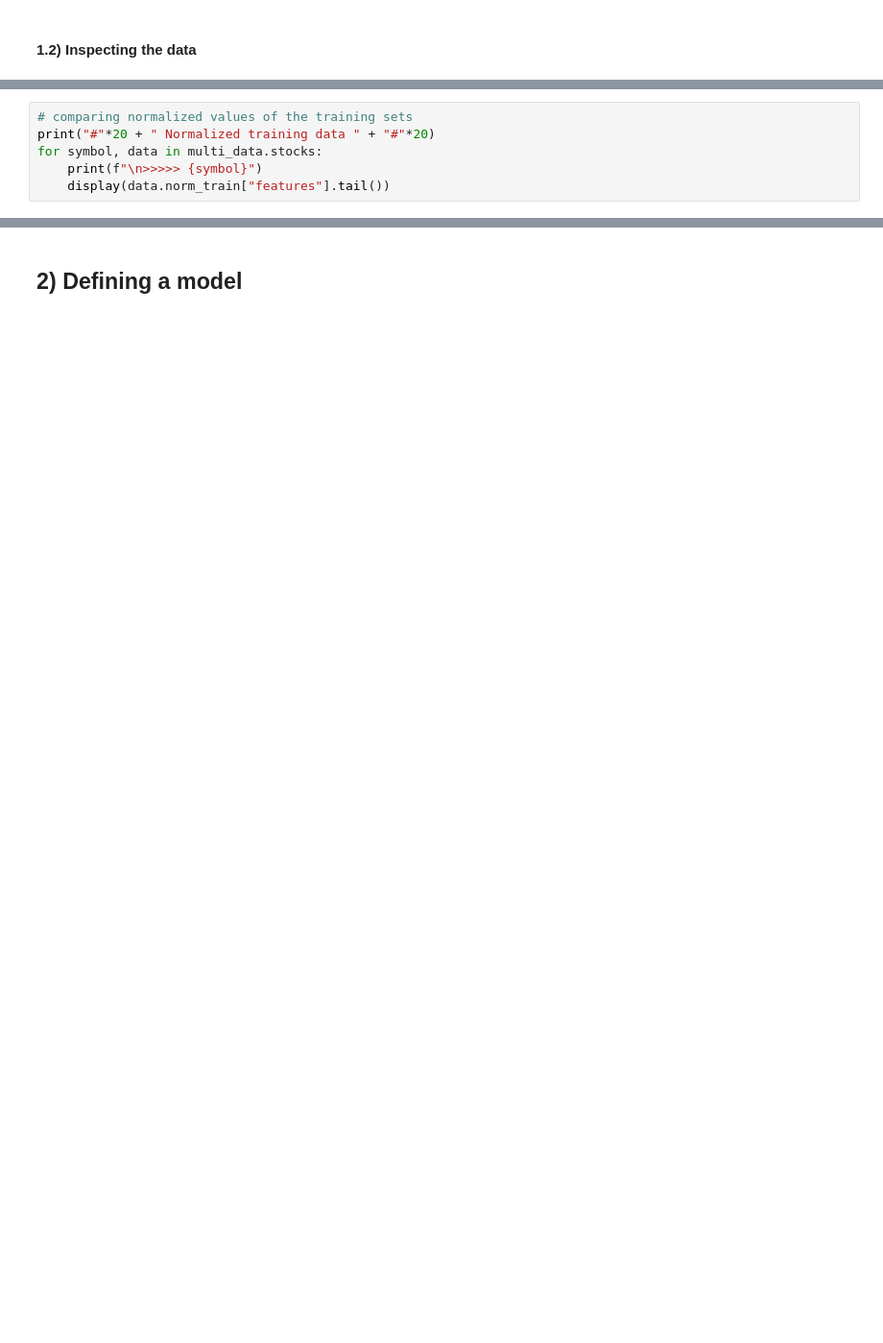
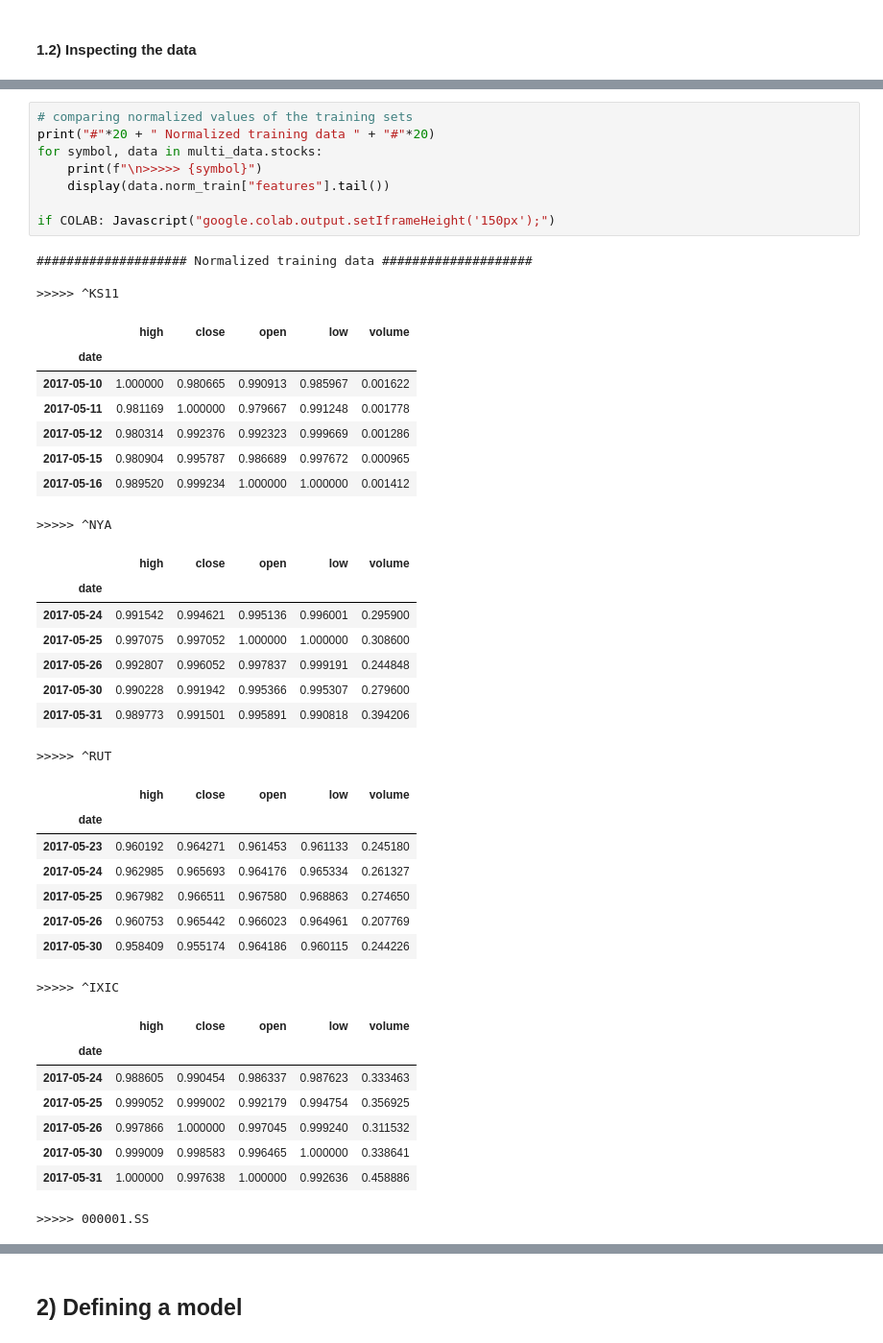
Before and after one commit to Talendar/stocks_prices_prediction, a Jupyter notebook: multi_stocks_price_prediction.ipynb, the cells around one changed output, grey strips where cells are left out. Shown at 96% size. Cells and saved outputs as stored; diff of their text form; blank space fills up the shorter version.

```diff
--- a/multi_stocks_price_prediction.ipynb
+++ b/multi_stocks_price_prediction.ipynb
@@ -173,6 +263,44 @@ for symbol, data in multi_data.stocks:
 # %%
 # comparing normalized values of the training sets
 print("#"*20 + " Normalized training data " + "#"*20)
 for symbol, data in multi_data.stocks:
     print(f"\n>>>>> {symbol}")
     display(data.norm_train["features"].tail())
+
+if COLAB: Javascript("google.colab.output.setIframeHeight('150px');")
+# %% [output]
+#################### Normalized training data ####################
+
+>>>>> ^KS11
+|  | high | close | open | low | volume |
+| date |  |  |  |  |  |
+| 2017-05-10 | 1.000000 | 0.980665 | 0.990913 | 0.985967 | 0.001622 |
+| 2017-05-11 | 0.981169 | 1.000000 | 0.979667 | 0.991248 | 0.001778 |
+| 2017-05-12 | 0.980314 | 0.992376 | 0.992323 | 0.999669 | 0.001286 |
+| 2017-05-15 | 0.980904 | 0.995787 | 0.986689 | 0.997672 | 0.000965 |
+| 2017-05-16 | 0.989520 | 0.999234 | 1.000000 | 1.000000 | 0.001412 |
+>>>>> ^NYA
+|  | high | close | open | low | volume |
+| date |  |  |  |  |  |
+| 2017-05-24 | 0.991542 | 0.994621 | 0.995136 | 0.996001 | 0.295900 |
+| 2017-05-25 | 0.997075 | 0.997052 | 1.000000 | 1.000000 | 0.308600 |
+| 2017-05-26 | 0.992807 | 0.996052 | 0.997837 | 0.999191 | 0.244848 |
+| 2017-05-30 | 0.990228 | 0.991942 | 0.995366 | 0.995307 | 0.279600 |
+| 2017-05-31 | 0.989773 | 0.991501 | 0.995891 | 0.990818 | 0.394206 |
+>>>>> ^RUT
+|  | high | close | open | low | volume |
+| date |  |  |  |  |  |
+| 2017-05-23 | 0.960192 | 0.964271 | 0.961453 | 0.961133 | 0.245180 |
+| 2017-05-24 | 0.962985 | 0.965693 | 0.964176 | 0.965334 | 0.261327 |
+| 2017-05-25 | 0.967982 | 0.966511 | 0.967580 | 0.968863 | 0.274650 |
+| 2017-05-26 | 0.960753 | 0.965442 | 0.966023 | 0.964961 | 0.207769 |
+| 2017-05-30 | 0.958409 | 0.955174 | 0.964186 | 0.960115 | 0.244226 |
+>>>>> ^IXIC
+|  | high | close | open | low | volume |
+| date |  |  |  |  |  |
+| 2017-05-24 | 0.988605 | 0.990454 | 0.986337 | 0.987623 | 0.333463 |
+| 2017-05-25 | 0.999052 | 0.999002 | 0.992179 | 0.994754 | 0.356925 |
+| 2017-05-26 | 0.997866 | 1.000000 | 0.997045 | 0.999240 | 0.311532 |
+| 2017-05-30 | 0.999009 | 0.998583 | 0.996465 | 1.000000 | 0.338641 |
+| 2017-05-31 | 1.000000 | 0.997638 | 1.000000 | 0.992636 | 0.458886 |
+>>>>> 000001.SS
```
Also changed, not shown: parts of 24 cells of this notebook.
